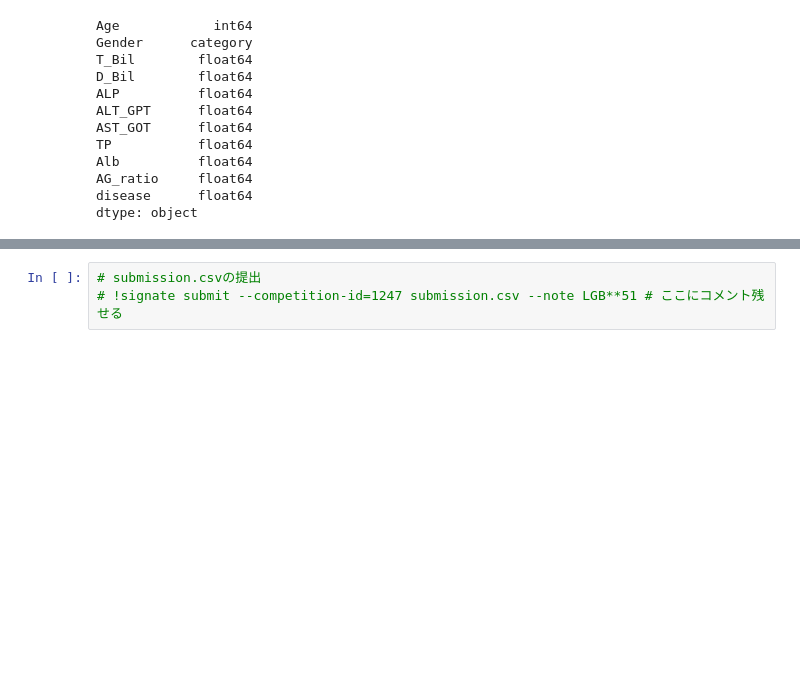
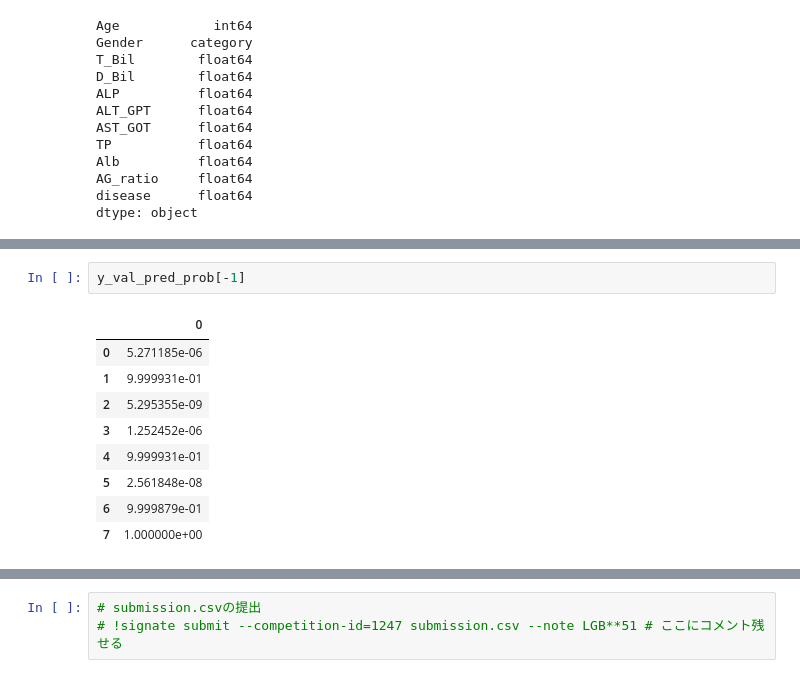
Before and after one commit to MiUPa/docker_book, a Jupyter notebook: SIGNATE_265/main_lgb.ipynb, the cells around one changed output, grey strips where cells are left out. Cells and saved outputs as stored; diff of their text form; blank space fills up the shorter version.

```diff
--- a/SIGNATE_265/main_lgb.ipynb
+++ b/SIGNATE_265/main_lgb.ipynb
@@ -329,3 +367,15 @@ Average AUC Score: 0.8741286333577397
+# %%
+y_val_pred_prob[-1]
+# %% [output]
+|  | 0 |
+| 0 | 5.271185e-06 |
+| 1 | 9.999931e-01 |
+| 2 | 5.295355e-09 |
+| 3 | 1.252452e-06 |
+| 4 | 9.999931e-01 |
+| 5 | 2.561848e-08 |
+| 6 | 9.999879e-01 |
+| 7 | 1.000000e+00 |
 # %%
 X_test = train_data.drop('disease', axis=1).iloc[len(train):]
 lgb_train = lgb.Dataset(X, y)
```
Also changed, not shown: parts of 5 cells of this notebook, 7 other files.
